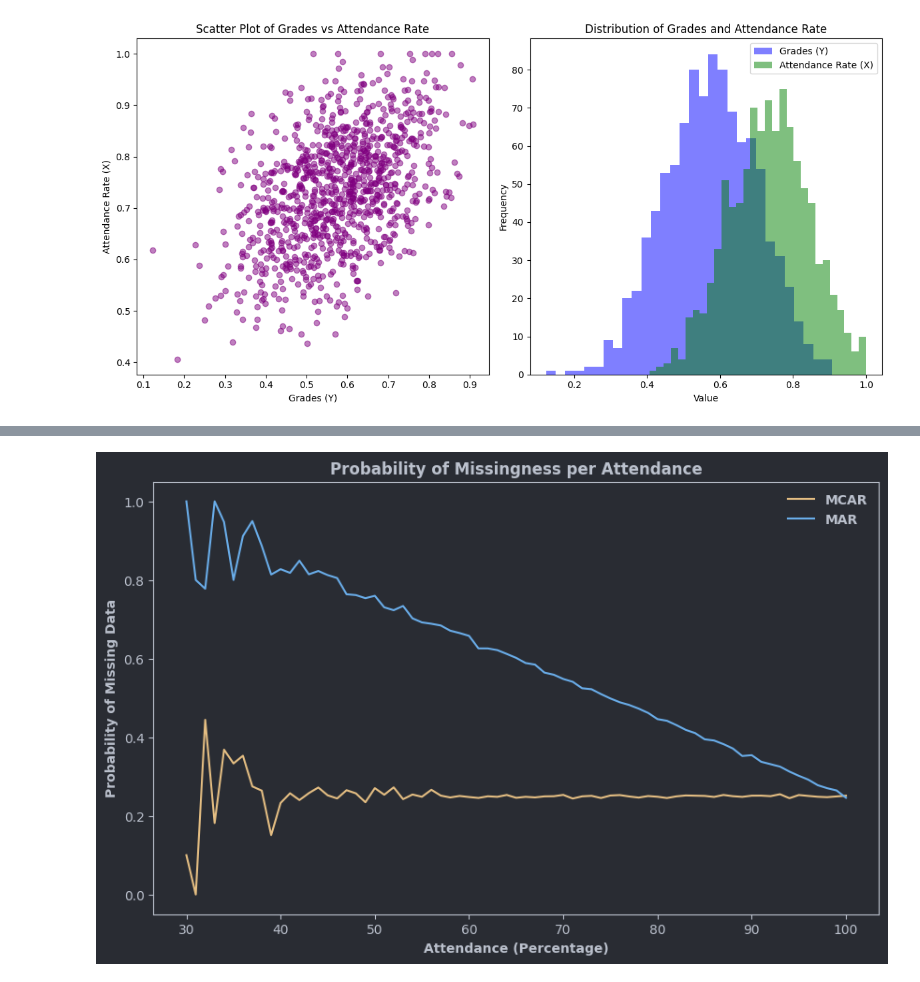
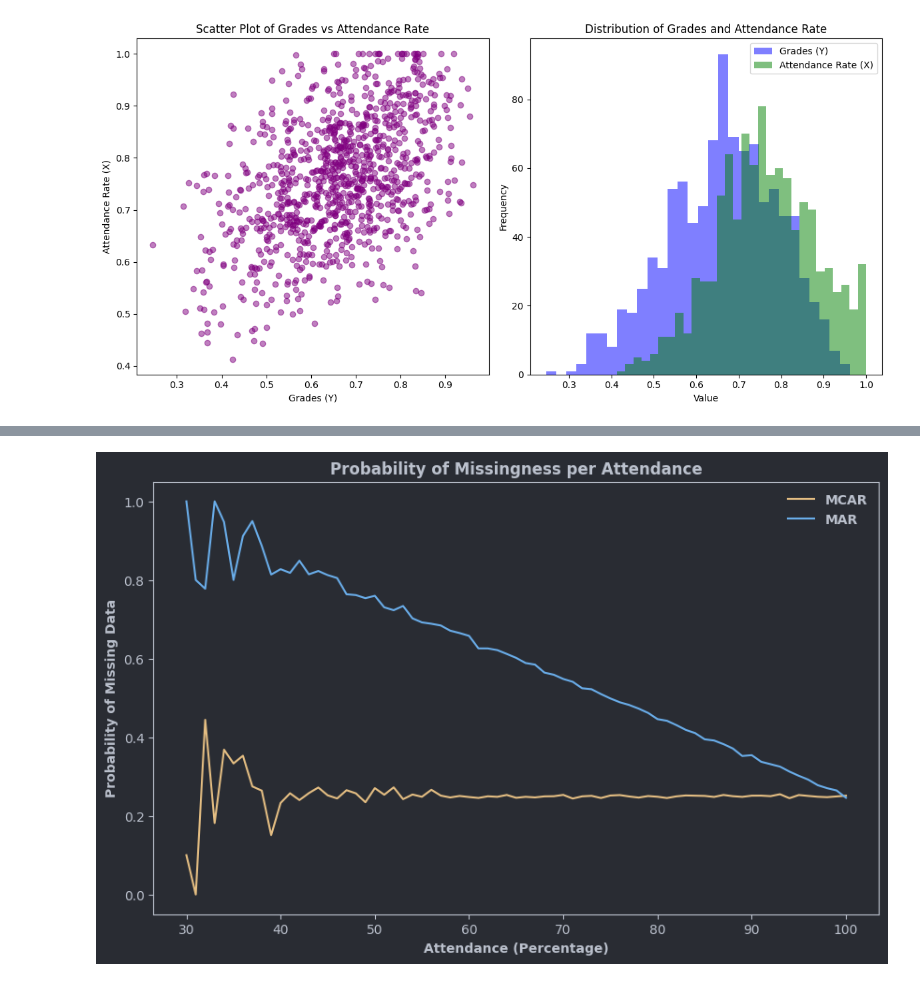
Before and after one commit to tomas-ramos21/Missing-Data, a Jupyter notebook: missing-data-part1.ipynb, the cells around one changed output, grey strips where cells are left out. Cells and saved outputs as stored; diff of their text form; code cells hidden in the pictures.

```diff
--- a/missing-data-part1.ipynb
+++ b/missing-data-part1.ipynb
@@ -8,30 +8,30 @@ import matplotlib.pyplot as plt
 # %%
 # Generate grades (Y) from a beta distribution
 x = np.linspace(0, 1, 1000)
-grades = beta.rvs(8, 6, size=1000)
+grades = beta.rvs(8, 4, size=1000)
 
 # Generate attendance rate (X) conditional on grades
 attendance = np.clip([norm.rvs(loc=0.5 + 0.4 * grade, scale=0.1) for grade in grades], 0.3, 1)
 
 
 # Scatter plot of Grades vs. Attendance Rate, to show the relationship
 plt.figure(figsize=(12, 6))
 plt.subplot(1, 2, 1)
 plt.scatter(grades, attendance, alpha=0.5, color='purple')
 plt.xlabel("Grades (Y)")
 plt.ylabel("Attendance Rate (X)")
 plt.title("Scatter Plot of Grades vs Attendance Rate")
 
 # Show distribution
 plt.subplot(1, 2, 2)
 plt.hist(grades, bins=30, alpha=0.5, label="Grades (Y)", color='blue')
 plt.hist(attendance, bins=30, alpha=0.5, label="Attendance Rate (X)", color='green')
 plt.xlabel("Value")
 plt.ylabel("Frequency")
 plt.title("Distribution of Grades and Attendance Rate")
 plt.legend()
 
 plt.tight_layout()
 plt.show()
 # %% [output]
-[figure, old version]
+[figure, new version]
```
Also changed, not shown: parts of 4 cells of this notebook.
